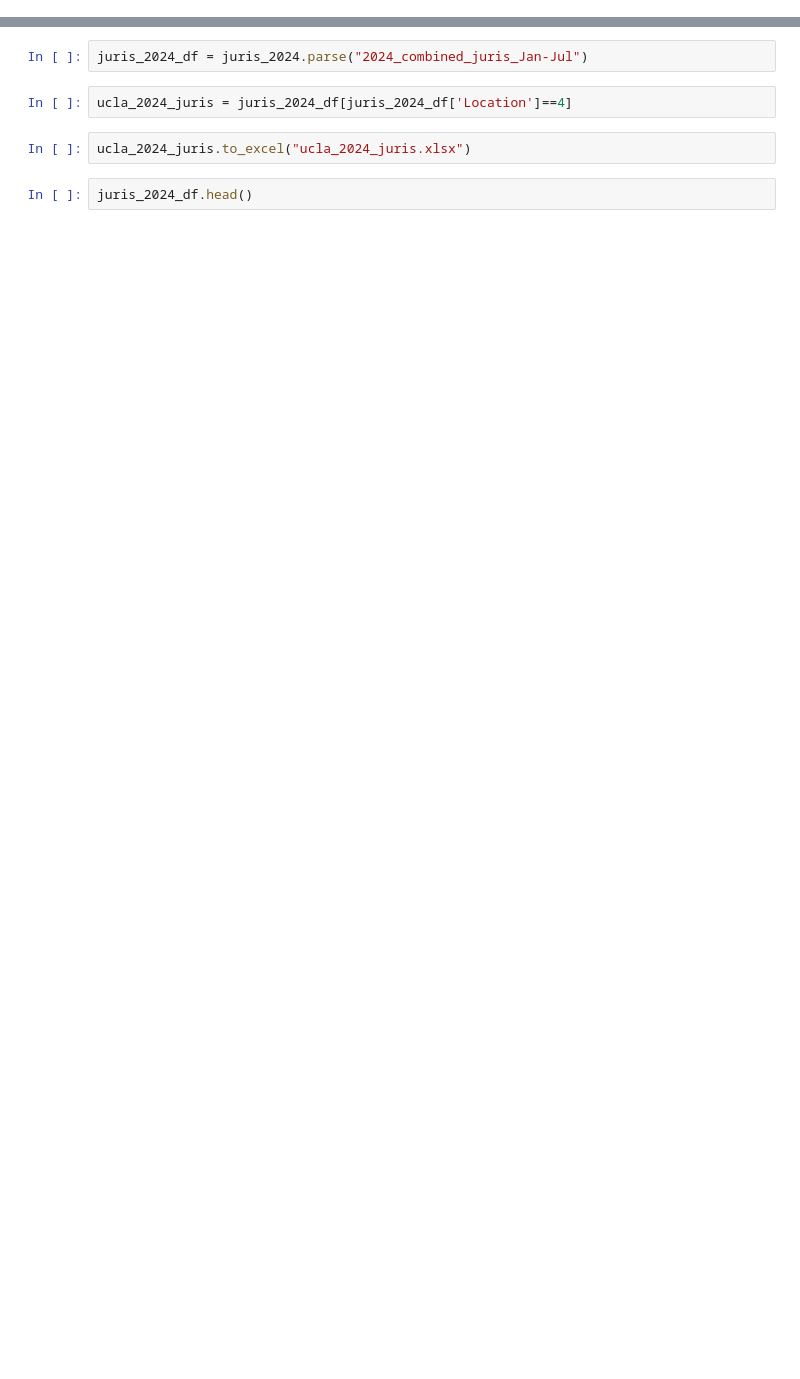
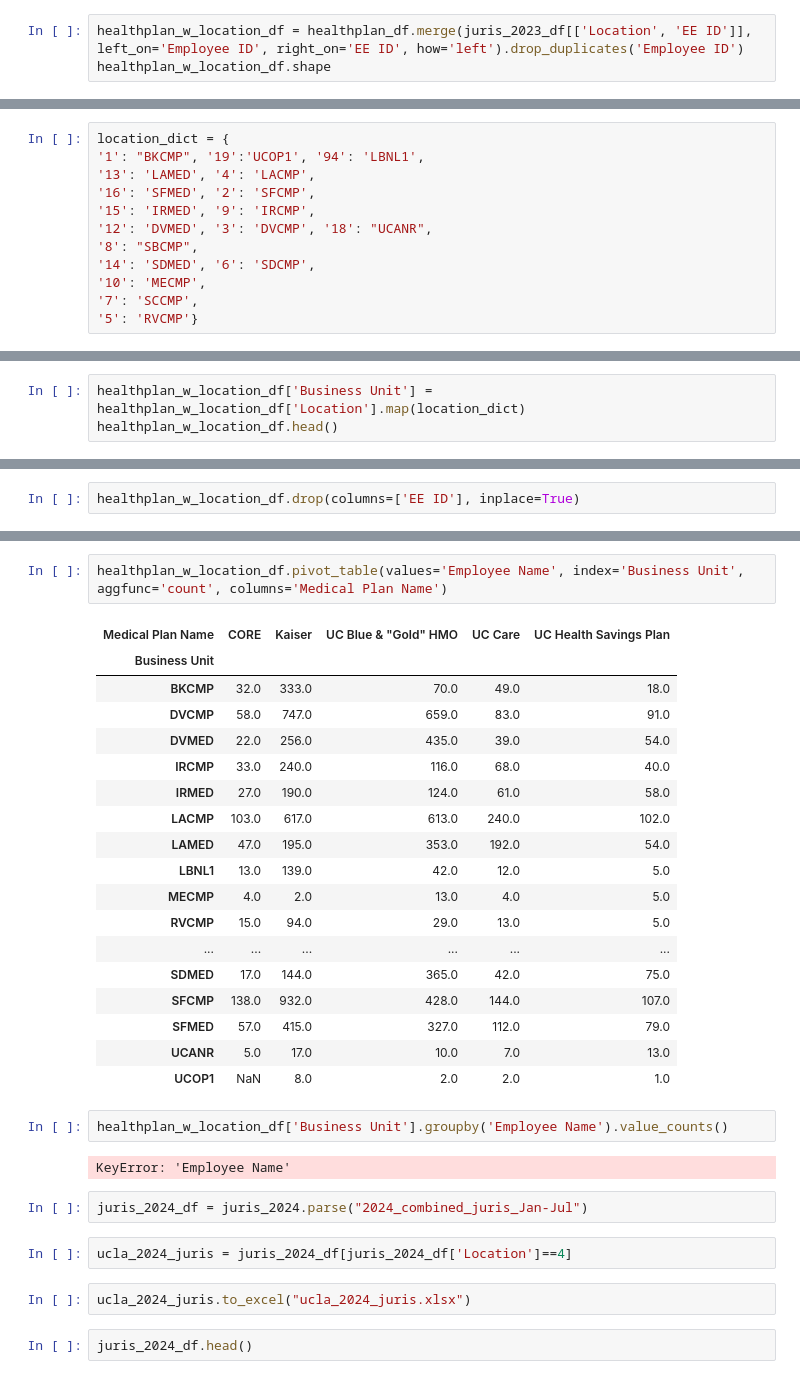
Before and after one commit to tougheye/Data_processing, a Jupyter notebook: Old_juris_match.ipynb, the cells around one changed output, grey strips where cells are left out. Drawn from its saved outputs; the diff is of its cells as text; blank space fills up the shorter version.

```diff
--- a/Old_juris_match.ipynb
+++ b/Old_juris_match.ipynb
@@ -12,0 +102,3 @@ juris_2024.sheet_names
+# %%
+healthplan_w_location_df = healthplan_df.merge(juris_2023_df[['Location', 'EE ID']], left_on='Employee ID', right_on='EE ID', how='left').drop_duplicates('Employee ID')
+healthplan_w_location_df.shape
@@ -12,0 +112,12 @@ juris_2024.sheet_names
+# %%
+location_dict = {
+'1': "BKCMP", '19':'UCOP1', '94': 'LBNL1',
+'13': 'LAMED', '4': 'LACMP',
+'16': 'SFMED', '2': 'SFCMP',
+'15': 'IRMED', '9': 'IRCMP',
+'12': 'DVMED', '3': 'DVCMP', '18': "UCANR",
+'8': "SBCMP",
+'14': 'SDMED', '6': 'SDCMP',
+'10': 'MECMP',
+'7': 'SCCMP',
+'5': 'RVCMP'}
@@ -12,0 +126,3 @@ juris_2024.sheet_names
+# %%
+healthplan_w_location_df['Business Unit'] = healthplan_w_location_df['Location'].map(location_dict)
+healthplan_w_location_df.head()
@@ -12,0 +136,2 @@ juris_2024.sheet_names
+# %%
+healthplan_w_location_df.drop(columns=['EE ID'], inplace=True)
@@ -13,3 +150,28 @@ juris_2024.sheet_names
+# %%
+healthplan_w_location_df.pivot_table(values='Employee Name', index='Business Unit', aggfunc='count', columns='Medical Plan Name')
+# %% [output]
+| Medical Plan Name | CORE | Kaiser | UC Blue & "Gold" HMO | UC Care | UC Health Savings Plan |
+| Business Unit |  |  |  |  |  |
+| BKCMP | 32.0 | 333.0 | 70.0 | 49.0 | 18.0 |
+| DVCMP | 58.0 | 747.0 | 659.0 | 83.0 | 91.0 |
+| DVMED | 22.0 | 256.0 | 435.0 | 39.0 | 54.0 |
+| IRCMP | 33.0 | 240.0 | 116.0 | 68.0 | 40.0 |
+| IRMED | 27.0 | 190.0 | 124.0 | 61.0 | 58.0 |
+| LACMP | 103.0 | 617.0 | 613.0 | 240.0 | 102.0 |
+| LAMED | 47.0 | 195.0 | 353.0 | 192.0 | 54.0 |
+| LBNL1 | 13.0 | 139.0 | 42.0 | 12.0 | 5.0 |
+| MECMP | 4.0 | 2.0 | 13.0 | 4.0 | 5.0 |
+| RVCMP | 15.0 | 94.0 | 29.0 | 13.0 | 5.0 |
+| ... | ... | ... | ... | ... | ... |
+| SDMED | 17.0 | 144.0 | 365.0 | 42.0 | 75.0 |
+| SFCMP | 138.0 | 932.0 | 428.0 | 144.0 | 107.0 |
+| SFMED | 57.0 | 415.0 | 327.0 | 112.0 | 79.0 |
+| UCANR | 5.0 | 17.0 | 10.0 | 7.0 | 13.0 |
+| UCOP1 | NaN | 8.0 | 2.0 | 2.0 | 1.0 |
+# %%
+healthplan_w_location_df['Business Unit'].groupby('Employee Name').value_counts()
+# %% [output]
+KeyError: 'Employee Name'
 # %%
 juris_2024_df = juris_2024.parse("2024_combined_juris_Jan-Jul")
 # %%
```
Also changed, not shown: parts of 19 cells of this notebook.
